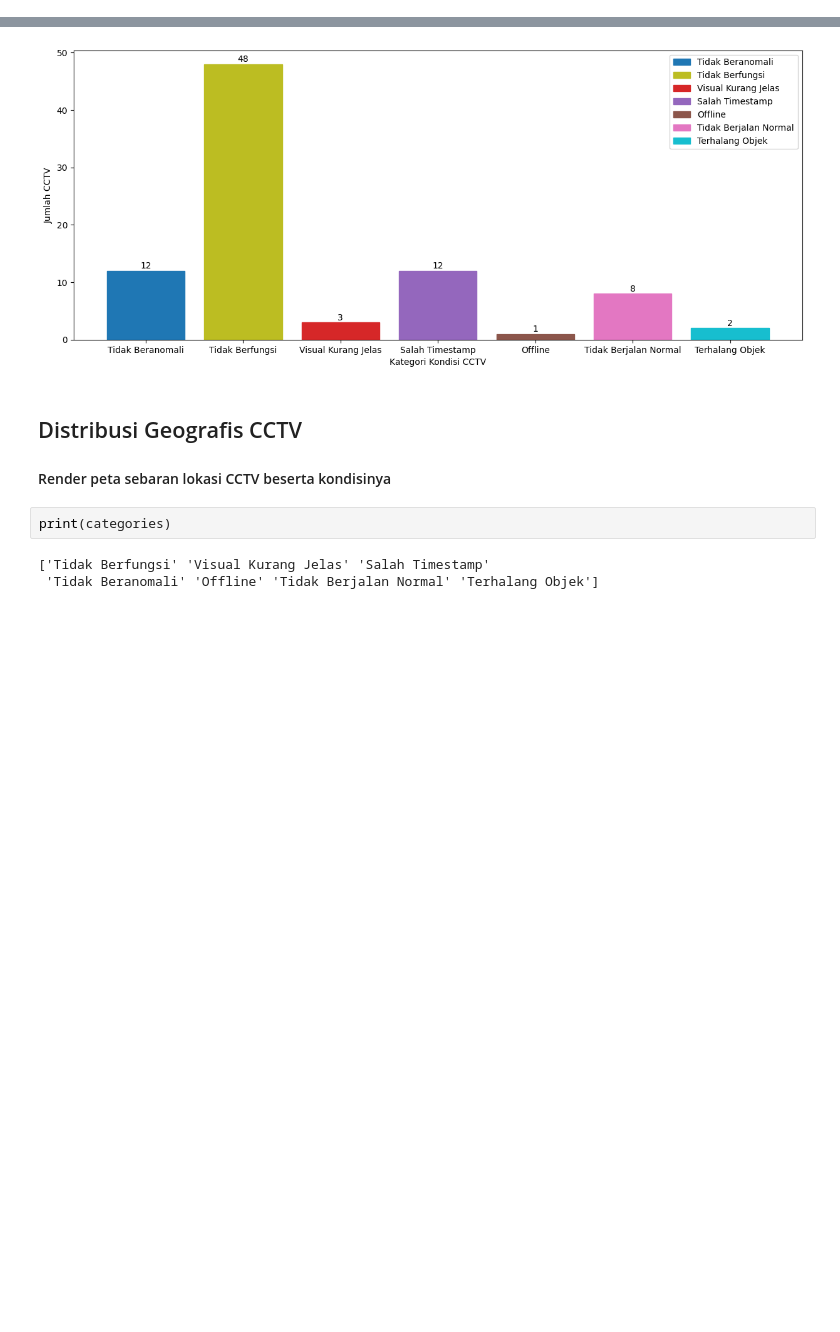
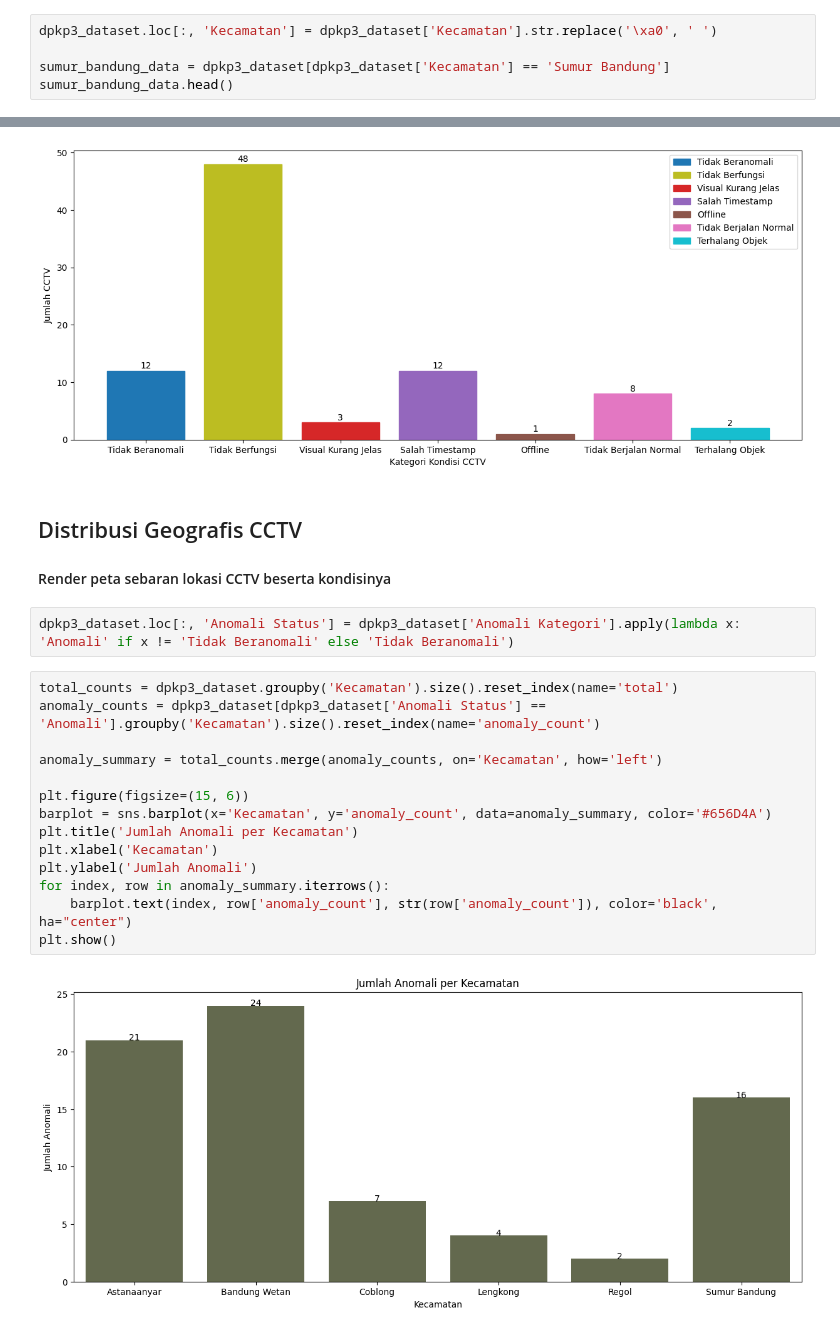
Before and after one commit to KaindraDjoemena/cctv-dv, a Jupyter notebook: data_visualization.ipynb, the cells around one changed output, grey strips where cells are left out. Saved outputs shown, nothing was run; the diff lists cells and outputs as text; blank space fills up the shorter version.

```diff
--- a/data_visualization.ipynb
+++ b/data_visualization.ipynb
@@ -36,0 +61,5 @@ categories = dpkp3_dataset["Anomali Kategori"].unique()
+# %%
+dpkp3_dataset.loc[:, 'Kecamatan'] = dpkp3_dataset['Kecamatan'].str.replace('\xa0', ' ')
+
+sumur_bandung_data = dpkp3_dataset[dpkp3_dataset['Kecamatan'] == 'Sumur Bandung']
+sumur_bandung_data.head()
@@ -97,8 +139,21 @@ plt.show()
 # %% [markdown]
 ## Distribusi Geografis CCTV
 #### Render peta sebaran lokasi CCTV beserta kondisinya
-# %%
-print(categories)
-# %% [output]
-['Tidak Berfungsi' 'Visual Kurang Jelas' 'Salah Timestamp'
- 'Tidak Beranomali' 'Offline' 'Tidak Berjalan Normal' 'Terhalang Objek']
+# %%
+dpkp3_dataset.loc[:, 'Anomali Status'] = dpkp3_dataset['Anomali Kategori'].apply(lambda x: 'Anomali' if x != 'Tidak Beranomali' else 'Tidak Beranomali')
+# %%
+total_counts = dpkp3_dataset.groupby('Kecamatan').size().reset_index(name='total')
+anomaly_counts = dpkp3_dataset[dpkp3_dataset['Anomali Status'] == 'Anomali'].groupby('Kecamatan').size().reset_index(name='anomaly_count')
+
+anomaly_summary = total_counts.merge(anomaly_counts, on='Kecamatan', how='left')
+
+plt.figure(figsize=(15, 6))
+barplot = sns.barplot(x='Kecamatan', y='anomaly_count', data=anomaly_summary, color='#656D4A')
+plt.title('Jumlah Anomali per Kecamatan')
+plt.xlabel('Kecamatan')
+plt.ylabel('Jumlah Anomali')
+for index, row in anomaly_summary.iterrows():
+    barplot.text(index, row['anomaly_count'], str(row['anomaly_count']), color='black', ha="center")
+plt.show()
+# %% [output]
+[figure, added]
```
Also changed, not shown: parts of 9 cells of this notebook.
